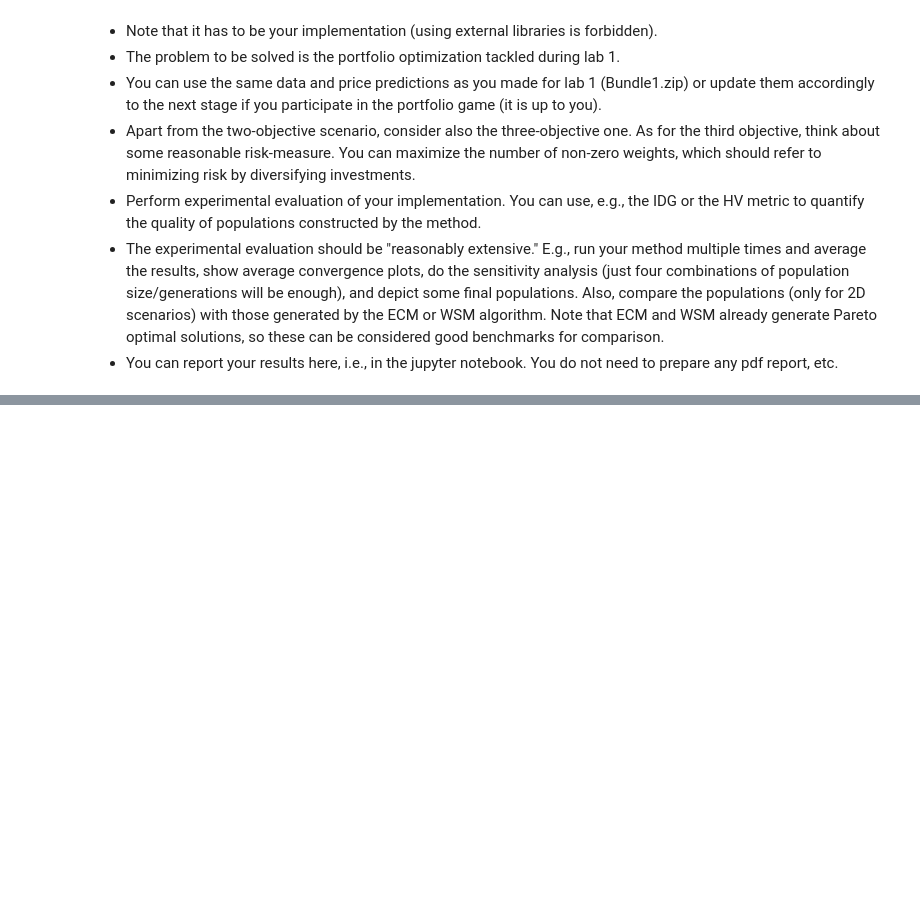
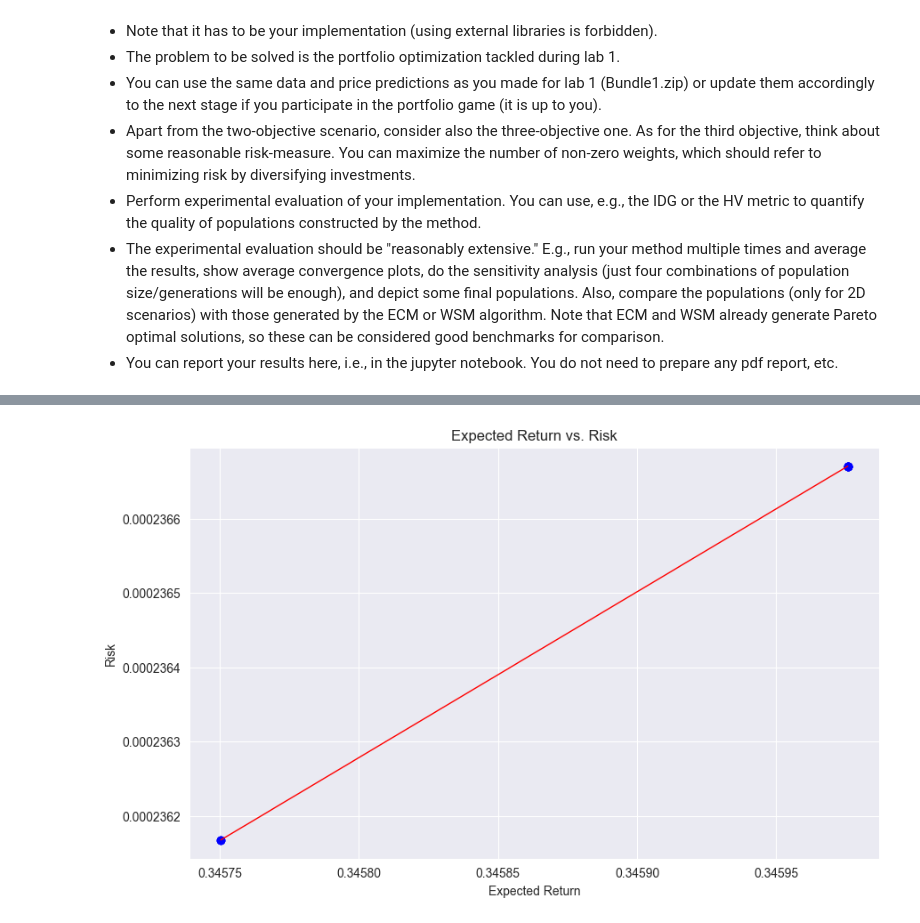
Before and after one commit to jwarczynski/fake-stock-predictions-challenge, a Jupyter notebook: Script2.ipynb, the cells around one changed output, grey strips where cells are left out. Drawn from its saved outputs; the diff is of its cells as text; code cells hidden in the pictures; blank space fills up the shorter version.

```diff
--- a/Script2.ipynb
+++ b/Script2.ipynb
@@ -112,0 +373,3 @@ class MOEADAlgorithm:
+# %%
+algorithm2 = MOEADAlgorithm(instance, ScalarizingFunctionGenerator.generate_functions(2, 10), population_size=100, generations=10_000, neighborhood_size=3)
+individuals2 = algorithm2.run()
@@ -112,0 +394,5 @@ class MOEADAlgorithm:
+# %%
+pareto_front2 = create_pareto_front(individuals2, predictions, cov_matrix)
+plot_pareto_front(pareto_front2)
+# %% [output]
+[figure, added]
```
Also changed, not shown: parts of 20 cells of this notebook.
